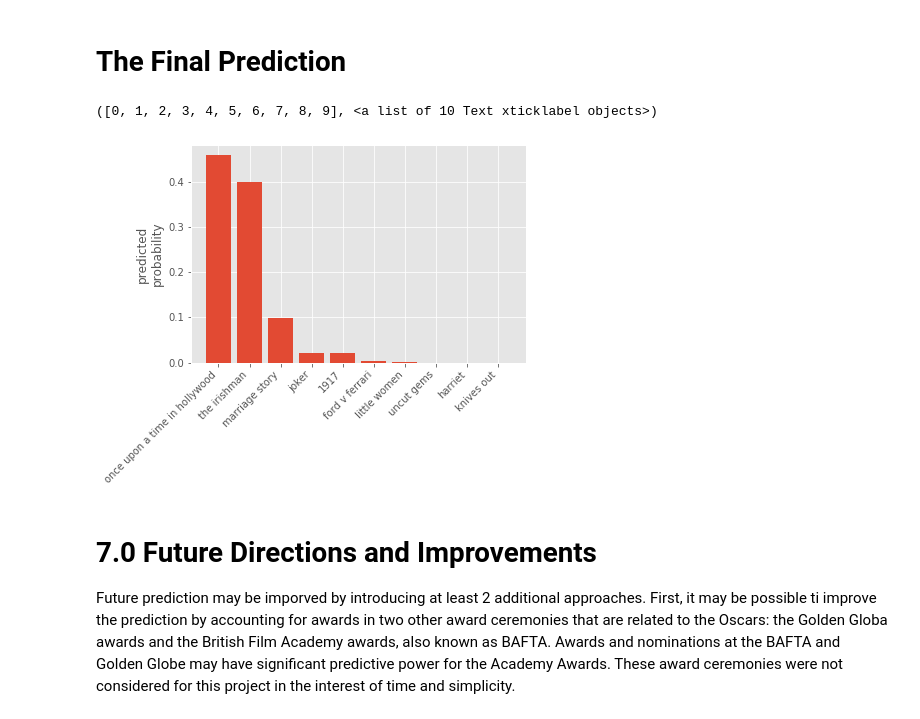
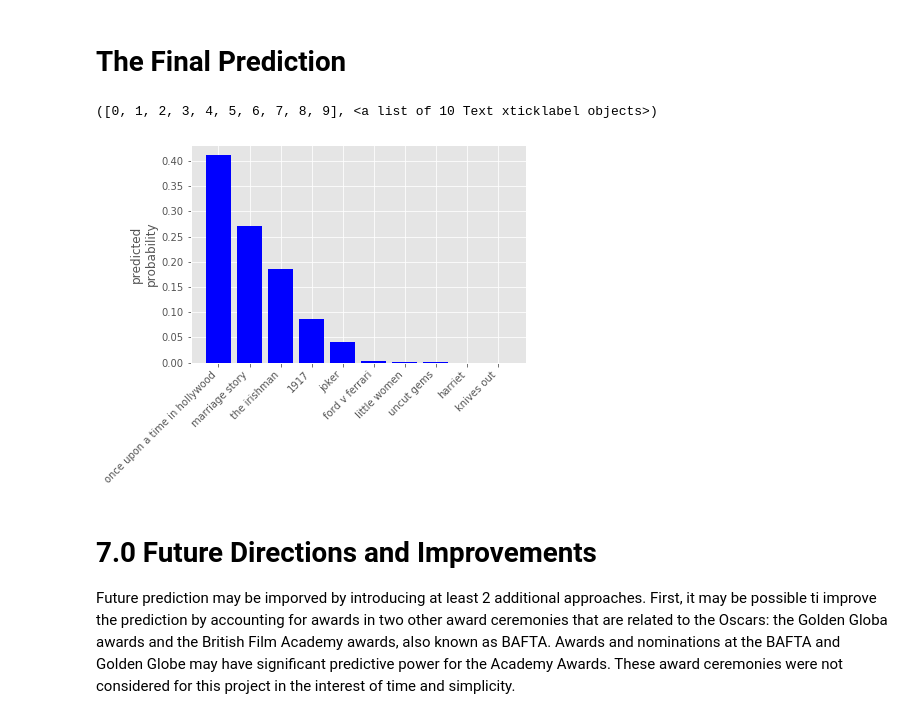
Before and after one commit to ronsg83/Capstone-1, a Jupyter notebook: Report.ipynb, the cells around one changed output. Cells and saved outputs as stored; diff of their text form; code cells hidden in the pictures.

```diff
--- a/Report.ipynb
+++ b/Report.ipynb
@@ -1091,29 +1093,29 @@ Confusion Matrix:
 # %%
 performance_df = pickle.load(open('my_data/performance_df', "rb" ))
 
 measure = 'precision'
 DFX_2019['final_proba'] = 1
 DFX_2019['final_proba'] = DFX_2019['final_proba'] * DFX_2019['predicted_probability_log']*performance_df.loc['log',measure]
 DFX_2019['final_proba'] = DFX_2019['final_proba'] * DFX_2019['predicted_probability_knn']*performance_df.loc['knn',measure]
 DFX_2019['final_proba'] = DFX_2019['final_proba'] * DFX_2019['predicted_probability_rfc']*performance_df.loc['rfc',measure]
 DFX_2019['final_proba'] = DFX_2019['final_proba'] * DFX_2019['predicted_probability_bag']*performance_df.loc['bag',measure]
 DFX_2019['final_proba'] = DFX_2019['final_proba'] * DFX_2019['predicted_probability_ada']*performance_df.loc['ada',measure]
-DFX_2019['final_proba'] = DFX_2019['final_proba'] * DFX_2019['predicted_probability_mlp']*performance_df.loc['mlp',measure]
+# DFX_2019['final_proba'] = DFX_2019['final_proba'] * DFX_2019['predicted_probability_mlp']*performance_df.loc['mlp',measure]
 DFX_2019['final_proba'] = DFX_2019['final_proba'] * DFX_2019['predicted_probability_mlpbag']*performance_df.loc['mlpbag',measure]
 
 
 DFX_2019.columns
 x = DFX_2019.sort_values(by='final_proba', ascending=False).head(10)
 # print(bag.best_params_)
 # x = x.iloc[::-1,:]
 x['final_proba'] = x['final_proba']/x['final_proba'].sum()
-plt.bar(x['title'], x['final_proba'])
+plt.bar(x['title'], x['final_proba'], color = 'b')
 plt.xticks(rotation=90)
 plt.ylabel('predicted\nprobability')
 plt.xticks(rotation=45, horizontalalignment = 'right')
 # %% [output]
 ([0, 1, 2, 3, 4, 5, 6, 7, 8, 9], <a list of 10 Text xticklabel objects>)
-[figure, old version]
+[figure, new version]
 # %% [markdown]
 <a class="anchor" id="future"></a>
 # 7.0 Future Directions and Improvements
```
Also changed, not shown: parts of 2 cells of this notebook.
